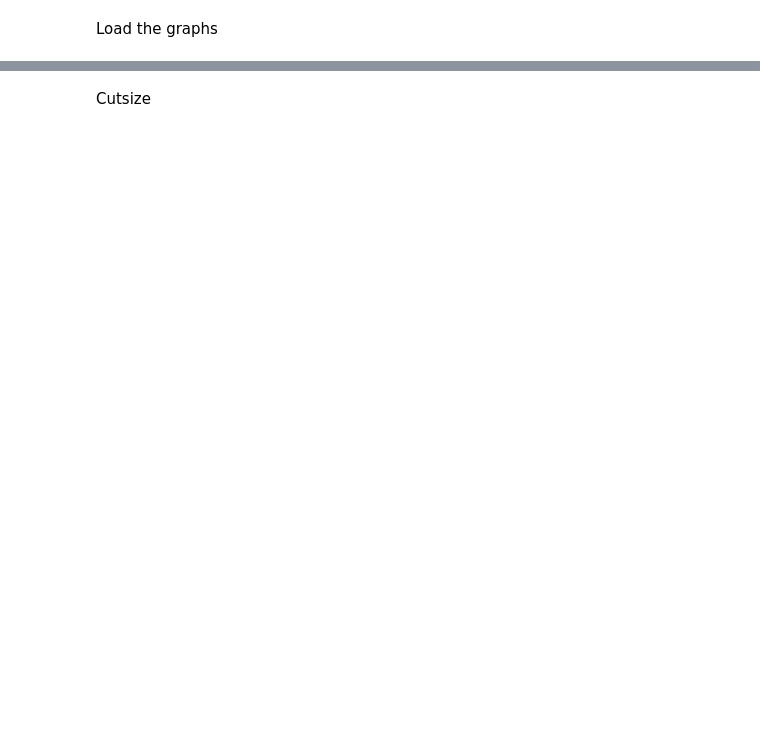
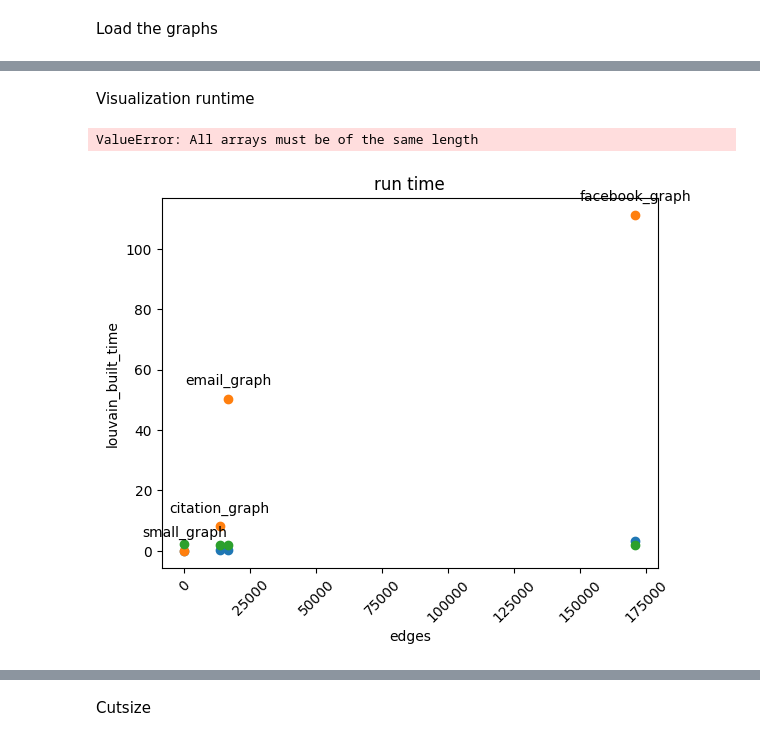
Before and after one commit to Arefay97/Social-Media-Analytics---Project, a Jupyter notebook: compare2.ipynb, the cells around one changed output, grey strips where cells are left out. Saved outputs shown, nothing was run; the diff lists cells and outputs as text; code cells hidden in the pictures; blank space fills up the shorter version.

```diff
--- a/compare2.ipynb
+++ b/compare2.ipynb
@@ -64,0 +77,35 @@ data_dict = {
+# %%
+def apply_Leiden_time(G):
+    start_time = time.time()
+    coms = algorithms.leiden(G)
+    coms = coms.communities
+    t = time.time()-start_time
+    return t
+# %%
+data_dict['leiden_time'] = []
+for G in graphs:
+    t = apply_Leiden_time(G)
+    data_dict['leiden_time'].append(t)
+# %% [markdown]
+Visualization runtime
+# %%
+df  =pd.DataFrame(data_dict)
+df
+# %% [output]
+ValueError: All arrays must be of the same length
+# %%
+def plot_G(x_axis,y1,y2,y3,title):
+    plt.scatter(df[x_axis], df[y1])
+    plt.scatter(df[x_axis], df[y2])
+    plt.scatter(df[x_axis], df[y3])
+    for i, txt in enumerate(df['names']):
+        plt.annotate(txt, (df[x_axis][i], df[y2][i]), textcoords="offset points", xytext=(0,10), ha='center')
+    plt.xlabel(x_axis)
+    plt.ylabel(y1)
+    plt.title(title)
+    plt.xticks(rotation=45)
+    plt.show()
+# %%
+plot_G('edges','louvain_built_time','own_time','leiden_time','run time')
+# %% [output]
+[figure, added]
```
Also changed, not shown: parts of 32 cells of this notebook, 3 other files.
